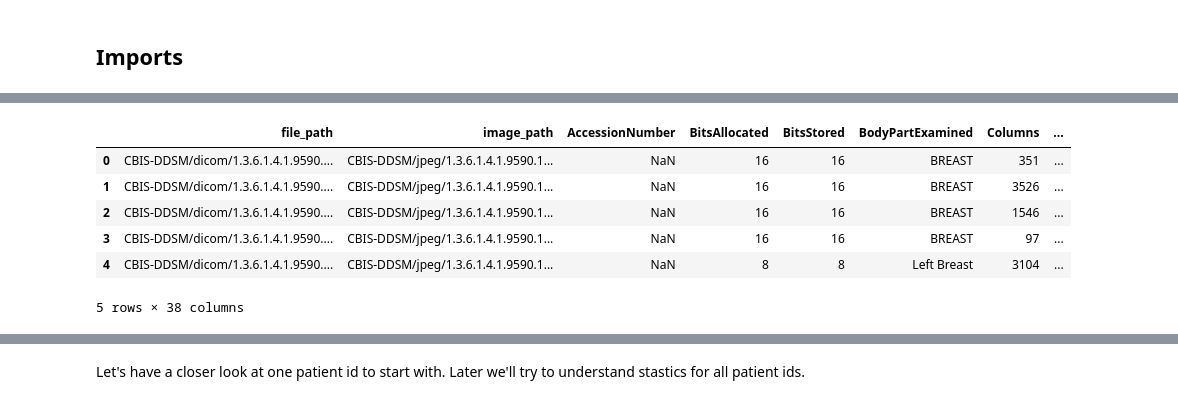
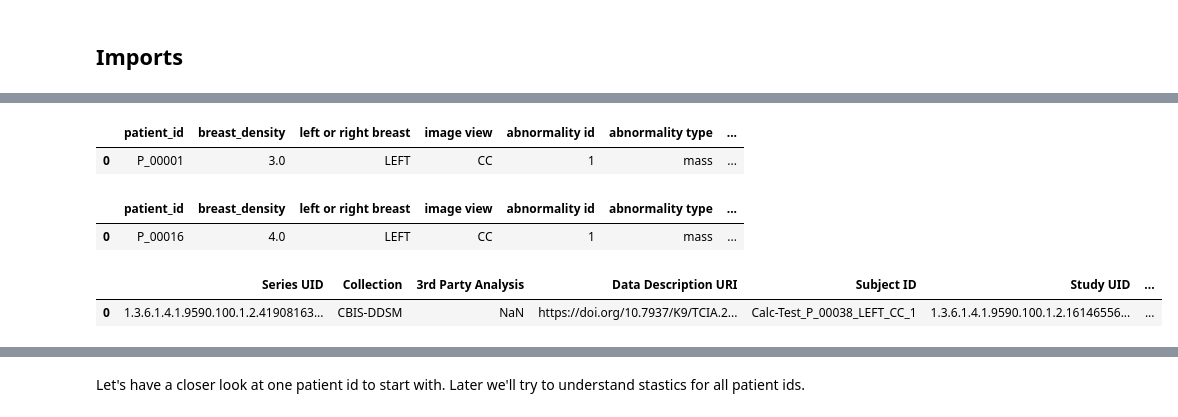
Before and after one commit to lextoumbourou/cm3070-final-project, a Jupyter notebook: notebooks/01-cbis-ddsm.ipynb, the cells around one changed output, grey strips where cells are left out. Drawn from its saved outputs; the diff is of its cells as text; code cells hidden in the pictures.

Commit message:
Moving to using real CBIS-DDSM dataset only.

```diff
--- a/notebooks/01-cbis-ddsm.ipynb
+++ b/notebooks/01-cbis-ddsm.ipynb
@@ -15,3 +15,6 @@ from PIL import Image
 import numpy as np
 import cv2
 import matplotlib.patches as patches
+# %%
+DATASET_ROOT = Path("../datasets/CBIS-DDSM")
+IMG_ROOT = DATASET_ROOT / "CBIS-DDSM"
@@ -63,0 +45,18 @@ test_set_calc_df = pd.read_csv("../datasets/cbis-ddsm-breast-cancer-image-datase
+# %%
+train_mass_df = pd.read_csv(DATASET_ROOT / "mass_case_description_train_set.csv")
+train_calc_df = pd.read_csv(DATASET_ROOT / "calc_case_description_train_set.csv")
+train_df = pd.concat([train_mass_df, train_calc_df])
+train_mass_df = train_calc_df = None
+train_df.head(1)
+# %% [output]
+|  | patient_id | breast_density | left or right breast | image view | abnormality id | abnormality type | ... |
+| 0 | P_00001 | 3.0 | LEFT | CC | 1 | mass | ... |
+# %%
+test_mass_df = pd.read_csv(DATASET_ROOT / "mass_case_description_test_set.csv")
+test_calc_df = pd.read_csv(DATASET_ROOT / "calc_case_description_test_set.csv")
+test_df = pd.concat([test_mass_df, test_calc_df])
+test_mass_df = test_mass_df = None
+test_df.head(1)
+# %% [output]
+|  | patient_id | breast_density | left or right breast | image view | abnormality id | abnormality type | ... |
+| 0 | P_00016 | 4.0 | LEFT | CC | 1 | mass | ... |
@@ -64,11 +65,6 @@ test_set_calc_df = pd.read_csv("../datasets/cbis-ddsm-breast-cancer-image-datase
 # %%
-dicom_info_df = pd.read_csv("../datasets/cbis-ddsm-breast-cancer-image-dataset/csv/dicom_info.csv")
-dicom_info_df.head()
+metadata_df = pd.read_csv(DATASET_ROOT / "metadata.csv")
+metadata_df.head(1)
 # %% [output]
-|  | file_path | image_path | AccessionNumber | BitsAllocated | BitsStored | BodyPartExamined | Columns | ... |
-| 0 | CBIS-DDSM/dicom/1.3.6.1.4.1.9590.... | CBIS-DDSM/jpeg/1.3.6.1.4.1.9590.1... | NaN | 16 | 16 | BREAST | 351 | ... |
-| 1 | CBIS-DDSM/dicom/1.3.6.1.4.1.9590.... | CBIS-DDSM/jpeg/1.3.6.1.4.1.9590.1... | NaN | 16 | 16 | BREAST | 3526 | ... |
-| 2 | CBIS-DDSM/dicom/1.3.6.1.4.1.9590.... | CBIS-DDSM/jpeg/1.3.6.1.4.1.9590.1... | NaN | 16 | 16 | BREAST | 1546 | ... |
-| 3 | CBIS-DDSM/dicom/1.3.6.1.4.1.9590.... | CBIS-DDSM/jpeg/1.3.6.1.4.1.9590.1... | NaN | 16 | 16 | BREAST | 97 | ... |
-| 4 | CBIS-DDSM/dicom/1.3.6.1.4.1.9590.... | CBIS-DDSM/jpeg/1.3.6.1.4.1.9590.1... | NaN | 8 | 8 | Left Breast | 3104 | ... |
+|  | Series UID | Collection | 3rd Party Analysis | Data Description URI | Subject ID | Study UID | ... |
+| 0 | 1.3.6.1.4.1.9590.100.1.2.41908163... | CBIS-DDSM | NaN | https://doi.org/10.7937/K9/TCIA.2... | Calc-Test_P_00038_LEFT_CC_1 | 1.3.6.1.4.1.9590.100.1.2.16146556... | ... |
-5 rows × 38 columns
```
Also changed, not shown: parts of 19 cells of this notebook, 5 other files.
